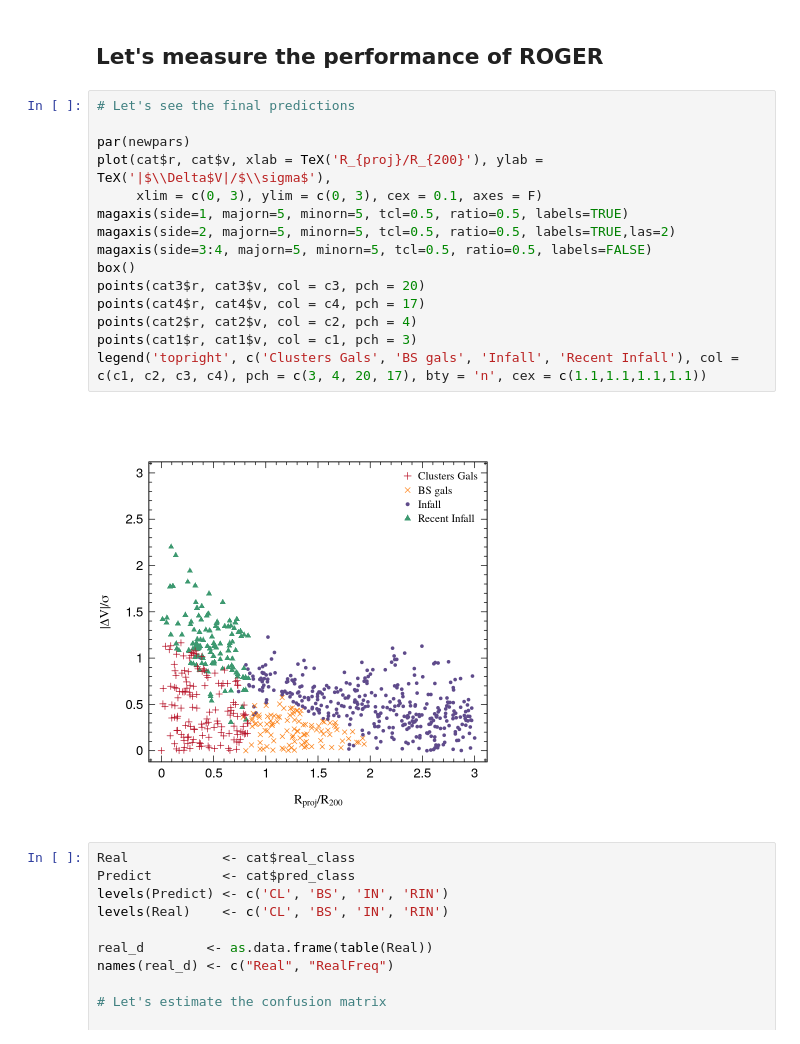
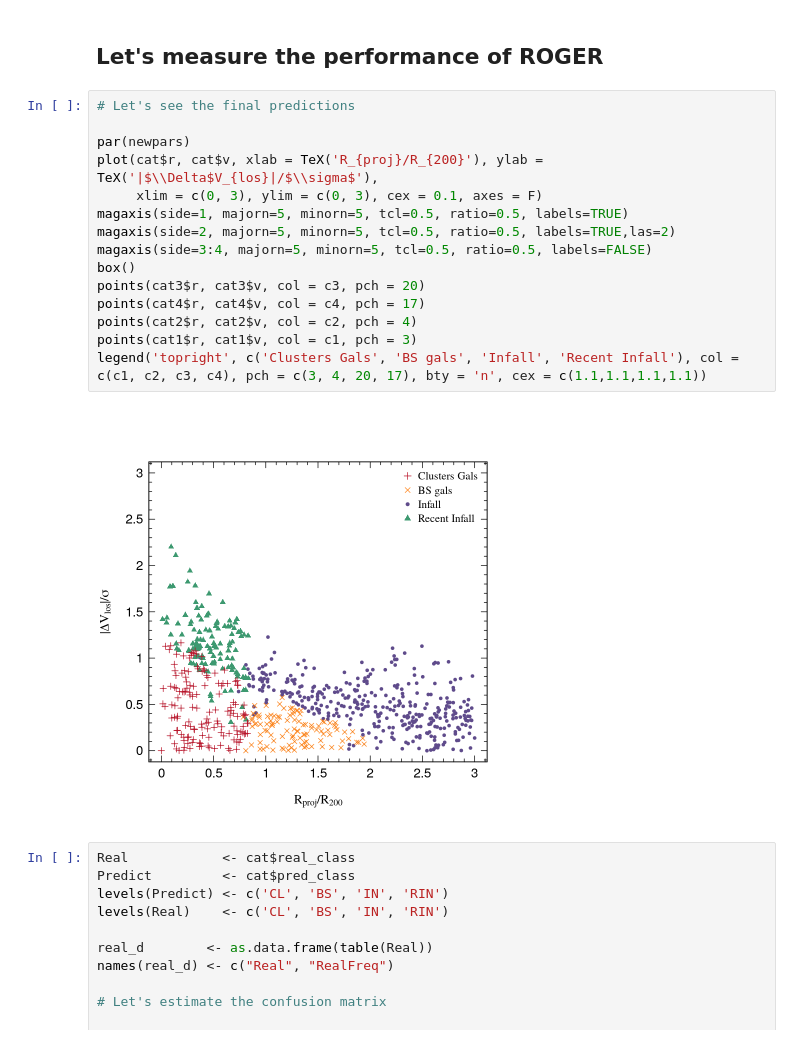
Before and after one commit to Martindelosrios/ROGER, a Jupyter notebook: Examples/Example 1.ipynb, the cells around one changed output. Cells and saved outputs as stored; diff of their text form.

```diff
--- a/Examples/Example 1.ipynb
+++ b/Examples/Example 1.ipynb
@@ -113,20 +113,20 @@ cat4 <- subset(cat, cat$pred_class == 'X4') # Predicted Recent Infallers
 # %%
 # Let's see the final predictions
 
 par(newpars)
-plot(cat$r, cat$v, xlab = TeX('R_{proj}/R_{200}'), ylab = TeX('|$\\Delta$V|/$\\sigma$'),
+plot(cat$r, cat$v, xlab = TeX('R_{proj}/R_{200}'), ylab = TeX('|$\\Delta$V_{los}|/$\\sigma$'),
      xlim = c(0, 3), ylim = c(0, 3), cex = 0.1, axes = F)
 magaxis(side=1, majorn=5, minorn=5, tcl=0.5, ratio=0.5, labels=TRUE)
 magaxis(side=2, majorn=5, minorn=5, tcl=0.5, ratio=0.5, labels=TRUE,las=2)
 magaxis(side=3:4, majorn=5, minorn=5, tcl=0.5, ratio=0.5, labels=FALSE)
 box()
 points(cat3$r, cat3$v, col = c3, pch = 20)
 points(cat4$r, cat4$v, col = c4, pch = 17)
 points(cat2$r, cat2$v, col = c2, pch = 4)
 points(cat1$r, cat1$v, col = c1, pch = 3)
 legend('topright', c('Clusters Gals', 'BS gals', 'Infall', 'Recent Infall'), col = c(c1, c2, c3, c4), pch = c(3, 4, 20, 17), bty = 'n', cex = c(1.1,1.1,1.1,1.1))
 # %% [output]
-[figure, old version]
+[figure, new version]
 # %%
 Real            <- cat$real_class
 Predict         <- cat$pred_class
```
